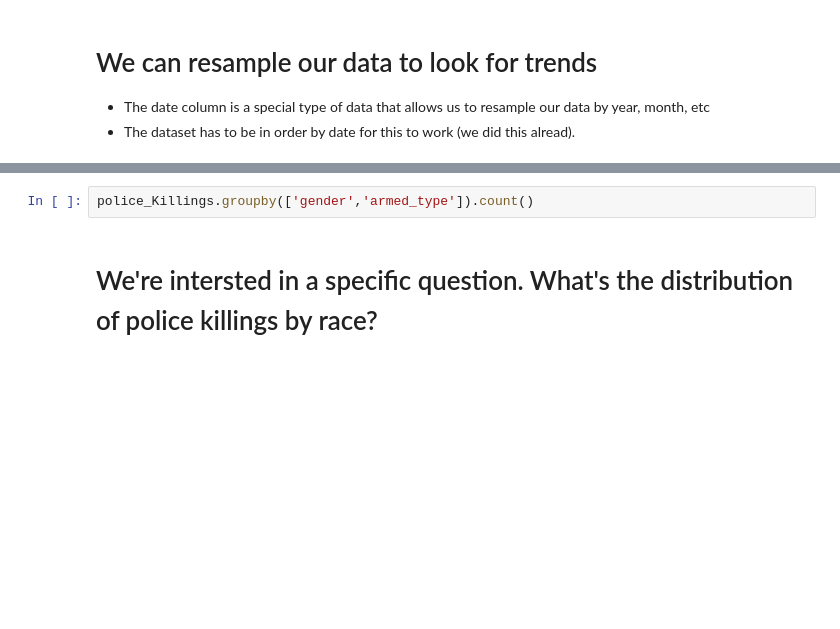
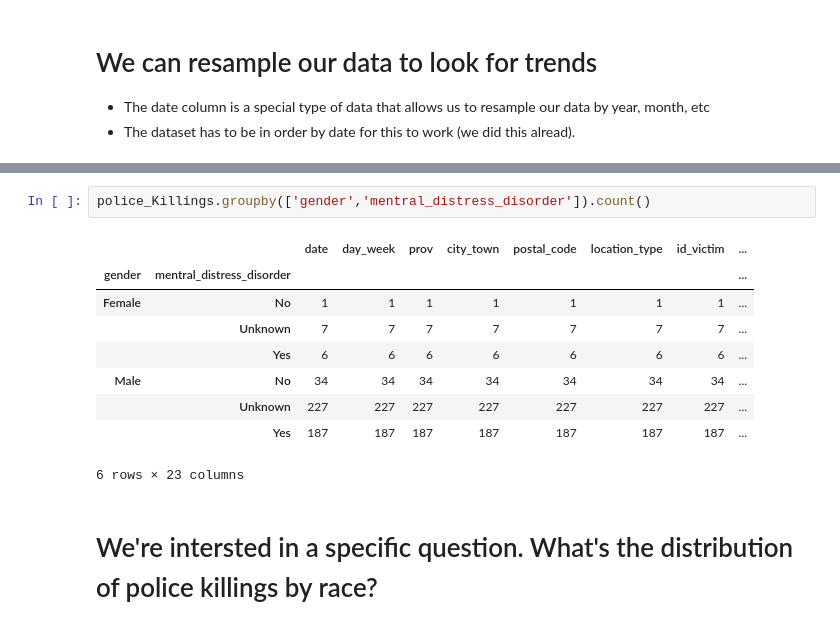
Before and after one commit to ubc-library-rc/Geospatial-Analysis-Visualization-with-Python, a Jupyter notebook: Geospatial Analysis & Visualization with Python.ipynb, the cells around one changed output, grey strips where cells are left out. Saved outputs shown, nothing was run; the diff lists cells and outputs as text; blank space fills up the shorter version.

```diff
--- a/Geospatial Analysis & Visualization with Python.ipynb
+++ b/Geospatial Analysis & Visualization with Python.ipynb
@@ -253,5 +314,15 @@ plt.title('Police Killings per Year in Canda')
 # %%
-police_Killings.groupby(['gender','armed_type']).count()
+police_Killings.groupby(['gender','mentral_distress_disorder']).count()
+# %% [output]
+|  |  | date | day_week | prov | city_town | postal_code | location_type | id_victim | ... |
+| gender | mentral_distress_disorder |  |  |  |  |  |  |  | ... |
+| Female | No | 1 | 1 | 1 | 1 | 1 | 1 | 1 | ... |
+|  | Unknown | 7 | 7 | 7 | 7 | 7 | 7 | 7 | ... |
+|  | Yes | 6 | 6 | 6 | 6 | 6 | 6 | 6 | ... |
+| Male | No | 34 | 34 | 34 | 34 | 34 | 34 | 34 | ... |
+|  | Unknown | 227 | 227 | 227 | 227 | 227 | 227 | 227 | ... |
+|  | Yes | 187 | 187 | 187 | 187 | 187 | 187 | 187 | ... |
+6 rows × 23 columns
 # %% [markdown]
 # We're intersted in a specific question.  What's the distribution of police killings by race?
 # %%
```
Also changed, not shown: parts of 29 cells of this notebook.
